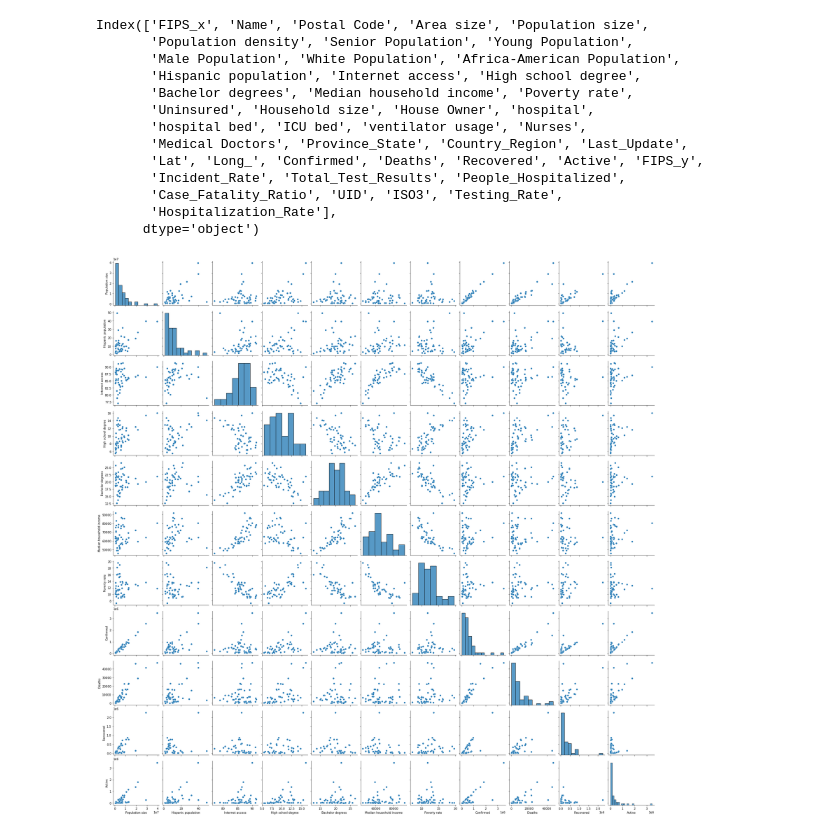
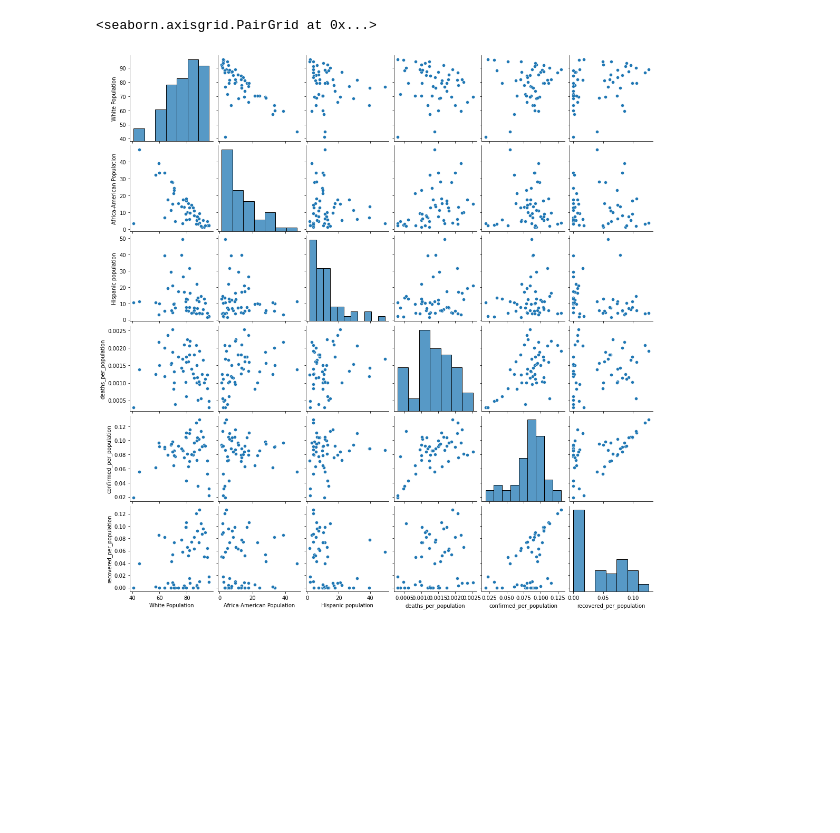
Before and after one commit to mrhartnett10/Covid19-Clustering-Demographic-Analysis-Group-Project, a Jupyter notebook: MH-EDA.ipynb, the cells around one changed output. Cells and saved outputs as stored; diff of their text form; code cells hidden in the pictures; blank space fills up the shorter version.

```diff
--- a/MH-EDA.ipynb
+++ b/MH-EDA.ipynb
@@ -59,0 +47,9 @@ dmf
+# %%
+dmf=df.merge(df_2, left_on='Name', right_on='Province_State')
+dmf.drop(columns = ['People_Hospitalized', 'Hospitalization_Rate'], inplace=True)
+dmf['Recovered'] = dmf['Confirmed'] - dmf['Deaths'] - dmf['Active']
+dmf['deaths_per_population'] = dmf['Deaths'] / dmf['Population size']
+dmf['recovered_per_population'] = dmf['Recovered'] / dmf['Population size']
+dmf['confirmed_per_population'] = dmf['Confirmed'] / dmf['Population size']
+dmf['active_per_population'] = dmf['Active'] / dmf['Population size']
+dmf.head()
@@ -60,25 +95,15 @@ dmf
+# %%
+sns.pairplot(dmf[[ 'White Population', 'Africa-American Population',
+       'Hispanic population', 'deaths_per_population', 'confirmed_per_population', 'recovered_per_population']])
+# %% [output]
+<seaborn.axisgrid.PairGrid at 0x...>
+[figure, added]
 # %%
 dmf.columns
-# %% [output]
-Index(['FIPS_x', 'Name', 'Postal Code', 'Area size', 'Population size',
-       'Population density', 'Senior Population', 'Young Population',
-       'Male Population', 'White Population', 'Africa-American Population',
-       'Hispanic population', 'Internet access', 'High school degree',
-       'Bachelor degrees', 'Median household income', 'Poverty rate',
-       'Uninsured', 'Household size', 'House Owner', 'hospital',
-       'hospital bed', 'ICU bed', 'ventilator usage', 'Nurses',
-       'Medical Doctors', 'Province_State', 'Country_Region', 'Last_Update',
-       'Lat', 'Long_', 'Confirmed', 'Deaths', 'Recovered', 'Active', 'FIPS_y',
-       'Incident_Rate', 'Total_Test_Results', 'People_Hospitalized',
-       'Case_Fatality_Ratio', 'UID', 'ISO3', 'Testing_Rate',
-       'Hospitalization_Rate'],
-      dtype='object')
 # %%
 sns.pairplot(dmf[['Name', 'Population size','Hispanic population', 'Internet access', 'High school degree',
        'Bachelor degrees', 'Median household income', 'Poverty rate',
         'Confirmed', 'Deaths', 'Recovered', 'Active']]);
-# %% [output]
-[figure, removed]
 # %%
 sns.pairplot(dmf[['Name', 'Population size',
        'Population density', 'Senior Population', 'Young Population',
```
Also changed, not shown: parts of 33 cells of this notebook, 3 other files.
